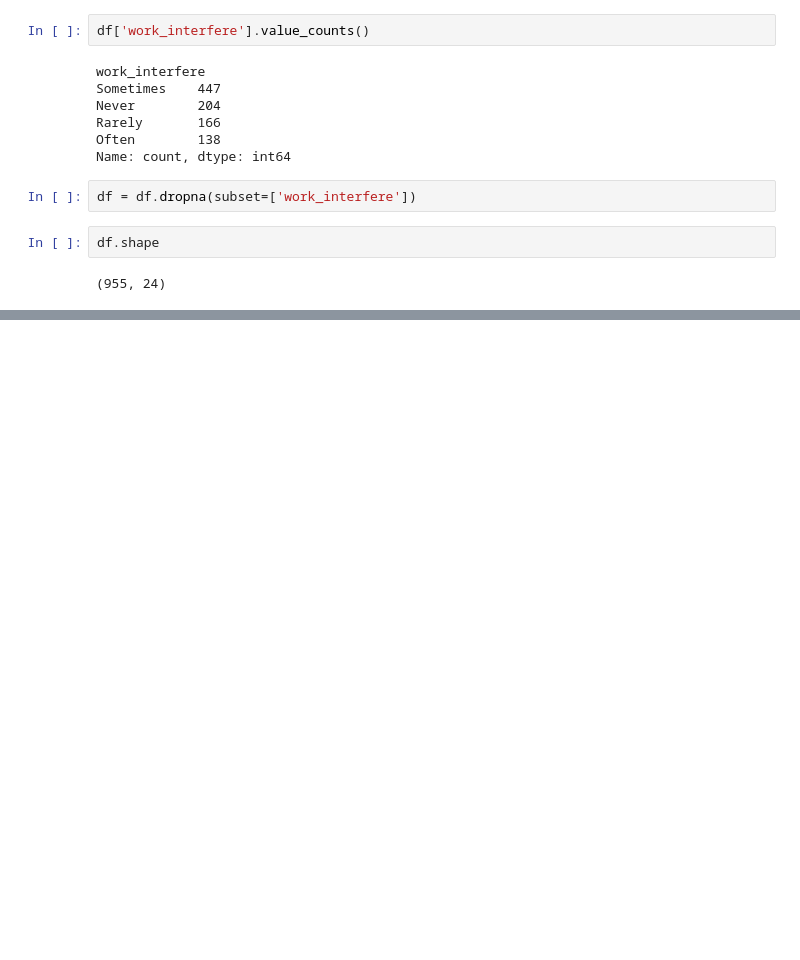
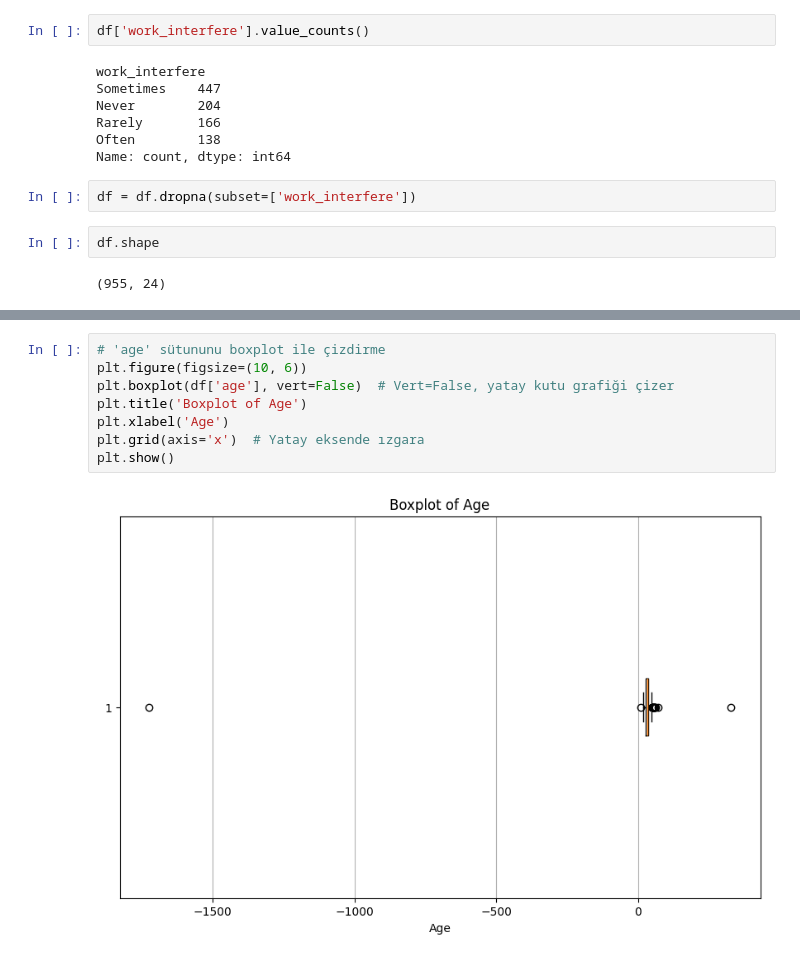
Before and after one commit to denizdagli/mental-health, a Jupyter notebook: dataAnalysis.ipynb, the cells around one changed output, grey strips where cells are left out. Cells and saved outputs as stored; diff of their text form; blank space fills up the shorter version.

```diff
--- a/dataAnalysis.ipynb
+++ b/dataAnalysis.ipynb
@@ -502,0 +528,10 @@ df.shape
+# %%
+# 'age' sütununu boxplot ile çizdirme
+plt.figure(figsize=(10, 6))
+plt.boxplot(df['age'], vert=False)  # Vert=False, yatay kutu grafiği çizer
+plt.title('Boxplot of Age')
+plt.xlabel('Age')
+plt.grid(axis='x')  # Yatay eksende ızgara
+plt.show()
+# %% [output]
+[figure, added]
```
Also changed, not shown: parts of 7 cells of this notebook.
